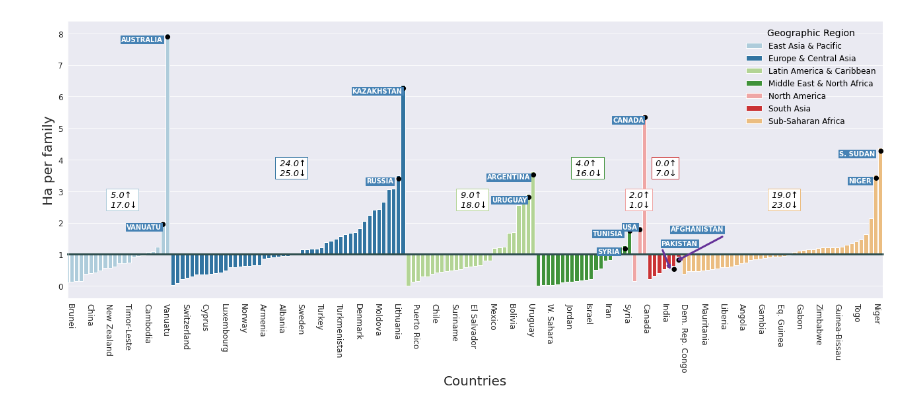
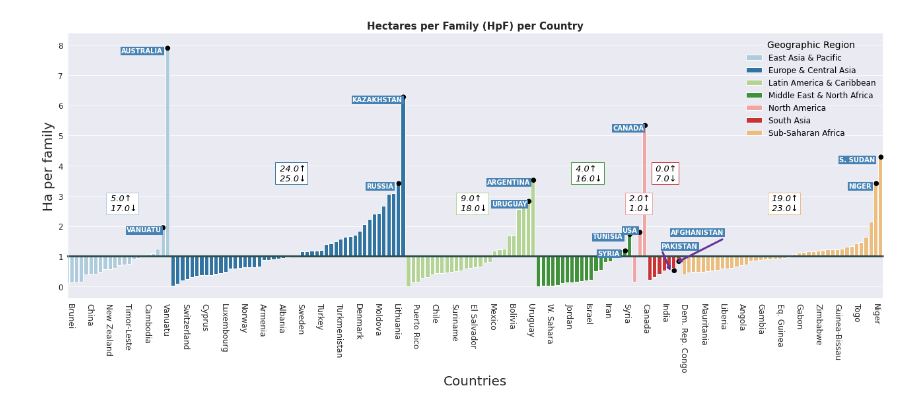
Before and after one commit to Hmarga/Lands, a Jupyter notebook: code_images/ha_ref_w.ipynb, the cells around one changed output. Saved outputs shown, nothing was run; the diff lists cells and outputs as text; code cells hidden in the pictures.

```diff
--- a/code_images/ha_ref_w.ipynb
+++ b/code_images/ha_ref_w.ipynb
@@ -167,31 +167,33 @@ lc = [(pp.loc[n][0], pp.loc[n][1]) for n in pop_axis.regionw.unique()]
 
 
 # Putting the white squares with ind values for each continent
 def text_sq(t1, t2, x, y, color):
     plt.text(x, y, ' '+t1+'\u2191\n '+t2 +'\u2193',
     fontsize=13, fontstyle='oblique',
     bbox=dict(boxstyle='square, pad=0.2', fc='white', ec=color))
 
 def pos_sq():
     l_paysn = []
     [l_paysn.append(popg.loc[p][:2].index[s]) for s in range(1) for p in pop_axis['regionw'].unique()]
     square = pop_axis[['name_w', 'xaxis']][pop_axis.name_w.isin(l_paysn)].reset_index(drop=True)
     sq = []
     for s in range(square.shape[0]):
         if s==0:
             sq.append(square.loc[s,'xaxis']/2)
         else:
             sq.append(square.loc[s-1, 'xaxis']+[(square.loc[s, 'xaxis']-square.loc[s-1, 'xaxis'])/2])
     return(sq)
 
 for num in range(7):
     if (num%2) == 0:
         text_sq(str(lc[num][0]), str(lc[num][1]), pos_sq()[num]-2.4, 2.5, c_list[num])
     else:
         text_sq(str(lc[num][0]), str(lc[num][1]), pos_sq()[num]-2, 3.5, c_list[num])
 
+plt.title('Hectares per Family (HpF) per Country', weight='bold', size=15)
+
 plt.tight_layout()
 
 plt.savefig('/home/hmdg/Documents/Data_Science/Repos/Lands/images/ha_ref_w.png', bbox_inches='tight')
 # %% [output]
-[figure, old version]
+[figure, new version]
```
Also changed, not shown: 5 other files.
